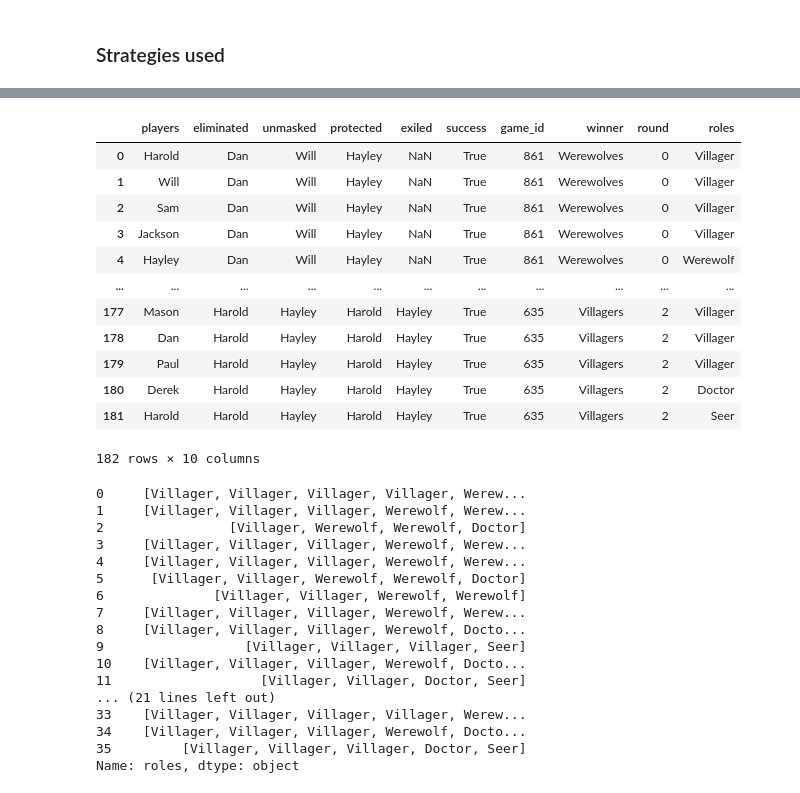
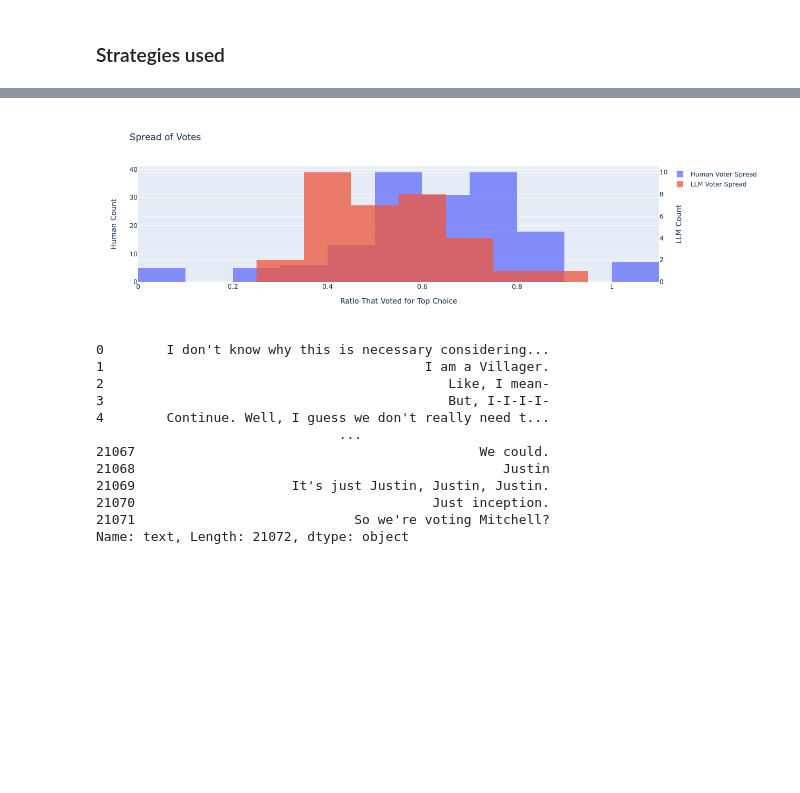
Before and after one commit to CUBoulder-DS/CSCI-5423-Final, a Jupyter notebook: Notebooks/EDA_Comparison.ipynb, the cells around one changed output, grey strips where cells are left out. Cells and saved outputs as stored; diff of their text form; code cells hidden in the pictures; blank space fills up the shorter version.

```diff
--- a/Notebooks/EDA_Comparison.ipynb
+++ b/Notebooks/EDA_Comparison.ipynb
@@ -156,37 +214,49 @@ fig.show()
 # %%
-llm_rounds_exploded = llm_rounds_df.explode(["players", "roles"], ignore_index=True)
-llm_rounds_exploded[
+def human_spread(group):
+    # Drop NaN or None values in voted_for
+    votes = group['voted_for'].dropna()
+    # Count the votes
+    vote_counts = votes.value_counts()
+    if len(vote_counts) == 0:
+        return 0
+    # Get most voted for person / total votes
+    return vote_counts.iloc[0] / len(group)
+hum_vote_spread = hum_rounds_df.groupby("game_id").apply(human_spread).reset_index()[0]
+
+llm_vote_spread = []
+for vote in llm_votes:
+    llm_vote_spread.append(Counter(vote.values()).most_common(1)[0][1] / len(vote))
+
+
+fig = go.Figure(
+    data=[
+        go.Histogram(name='Human Voter Spread', x=hum_vote_spread, opacity=0.75, yaxis='y', offsetgroup=1),
+        go.Histogram(name='LLM Voter Spread', x=llm_vote_spread, opacity=0.75, yaxis='y2', offsetgroup=2),
+    ],
+    layout=dict(
+        title="Spread of Votes",
+        xaxis=dict(title="Ratio That Voted for Top Choice"),
+        yaxis={"title": "Human Count"},
+        yaxis2={'overlaying': 'y', 'side': 'right', "title": "LLM Count"},
+    )
+)
+# Change the bar mode
+fig.update_layout(barmode='overlay', height=400)
+fig.show()
 # %% [output]
-|  | players | eliminated | unmasked | protected | exiled | success | game_id | winner | round | roles |
-| 0 | Harold | Dan | Will | Hayley | NaN | True | 861 | Werewolves | 0 | Villager |
-| 1 | Will | Dan | Will | Hayley | NaN | True | 861 | Werewolves | 0 | Villager |
-| 2 | Sam | Dan | Will | Hayley | NaN | True | 861 | Werewolves | 0 | Villager |
-| 3 | Jackson | Dan | Will | Hayley | NaN | True | 861 | Werewolves | 0 | Villager |
-| 4 | Hayley | Dan | Will | Hayley | NaN | True | 861 | Werewolves | 0 | Werewolf |
-| ... | ... | ... | ... | ... | ... | ... | ... | ... | ... | ... |
-| 177 | Mason | Harold | Hayley | Harold | Hayley | True | 635 | Villagers | 2 | Villager |
-| 178 | Dan | Harold | Hayley | Harold | Hayley | True | 635 | Villagers | 2 | Villager |
-| 179 | Paul | Harold | Hayley | Harold | Hayley | True | 635 | Villagers | 2 | Villager |
-| 180 | Derek | Harold | Hayley | Harold | Hayley | True | 635 | Villagers | 2 | Doctor |
-| 181 | Harold | Harold | Hayley | Harold | Hayley | True | 635 | Villagers | 2 | Seer |
-182 rows × 10 columns
+[figure, added]
 # %%
-llm_rounds_df["roles"]
+hum_text_df["text"]
 # %% [output]
-0     [Villager, Villager, Villager, Villager, Werew...
-1     [Villager, Villager, Villager, Werewolf, Werew...
-2                [Villager, Werewolf, Werewolf, Doctor]
-3     [Villager, Villager, Villager, Werewolf, Werew...
-4     [Villager, Villager, Villager, Werewolf, Werew...
-5      [Villager, Villager, Werewolf, Werewolf, Doctor]
-6              [Villager, Villager, Werewolf, Werewolf]
-7     [Villager, Villager, Villager, Werewolf, Werew...
-8     [Villager, Villager, Villager, Werewolf, Docto...
-9                  [Villager, Villager, Villager, Seer]
-10    [Villager, Villager, Villager, Werewolf, Docto...
-11                   [Villager, Villager, Doctor, Seer]
-... (21 lines left out)
-33    [Villager, Villager, Villager, Villager, Werew...
-34    [Villager, Villager, Villager, Werewolf, Docto...
-35         [Villager, Villager, Villager, Doctor, Seer]
-Name: roles, dtype: object
+0        I don't know why this is necessary considering...
+1                                         I am a Villager.
+2                                            Like, I mean-
+3                                            But, I-I-I-I-
+4        Continue. Well, I guess we don't really need t...
+                               ...
+21067                                            We could.
+21068                                               Justin
+21069                    It's just Justin, Justin, Justin.
+21070                                      Just inception.
+21071                            So we're voting Mitchell?
+Name: text, Length: 21072, dtype: object
```
Also changed, not shown: parts of 11 cells of this notebook, 1 other file.
